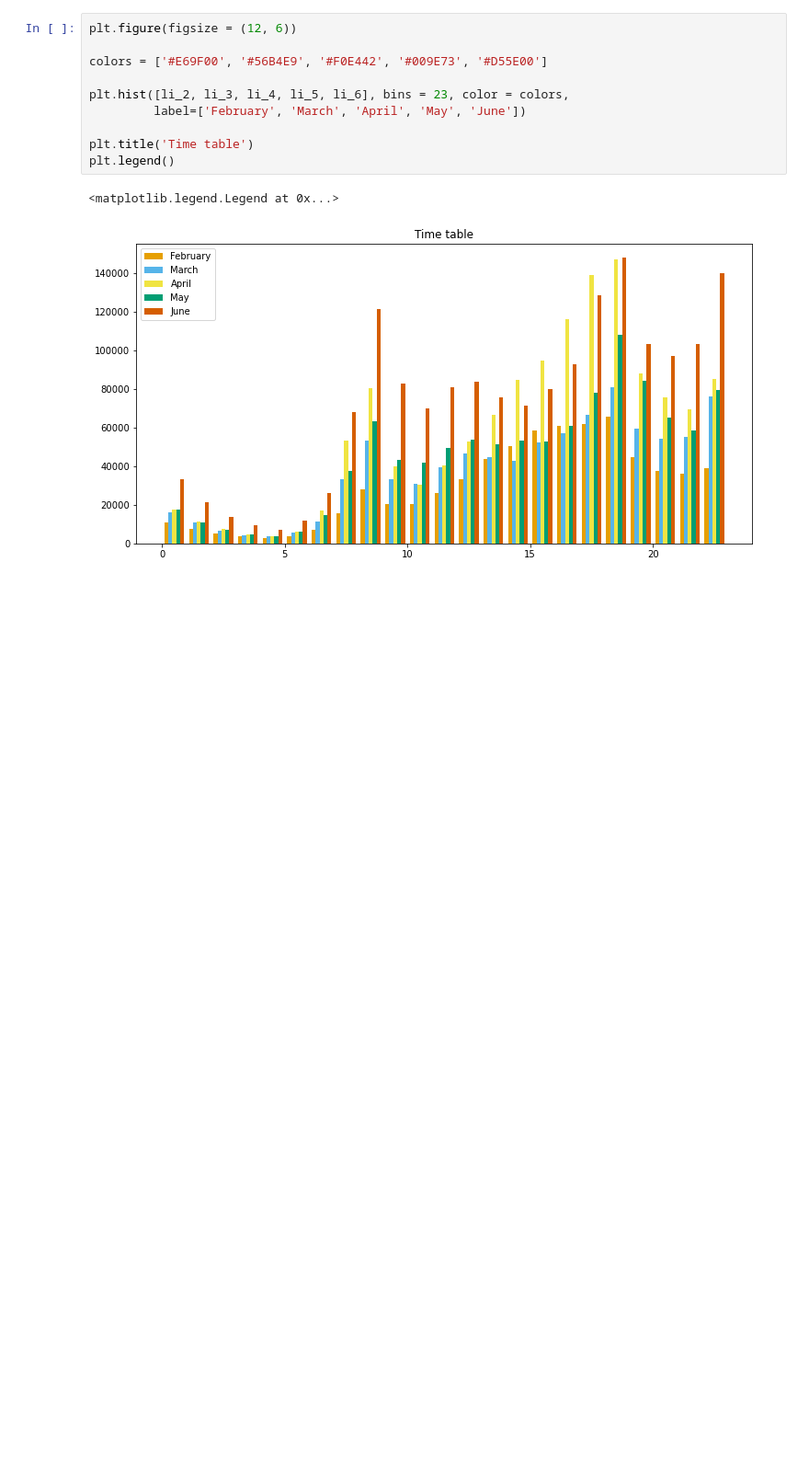
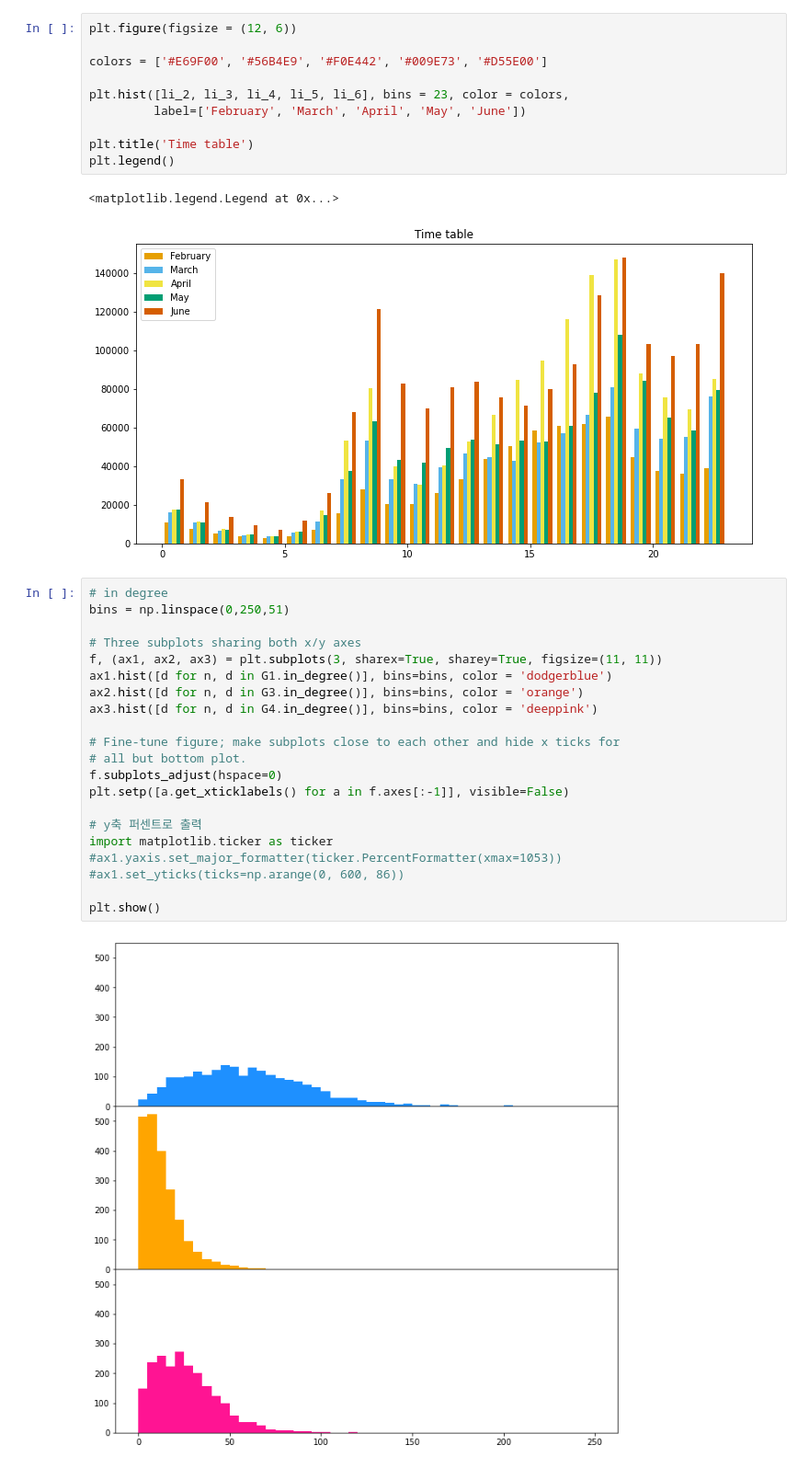
Before and after one commit to GyoHeon/UOS_bicycle, a Jupyter notebook: histo.ipynb, the cells around one changed output. Shown at 92% size. Saved outputs shown, nothing was run; the diff lists cells and outputs as text; blank space fills up the shorter version.

```diff
--- a/histo.ipynb
+++ b/histo.ipynb
@@ -59,3 +59,26 @@ plt.legend()
 # %% [output]
 <matplotlib.legend.Legend at 0x...>
 [figure]
+# %%
+# in degree
+bins = np.linspace(0,250,51)
+
+# Three subplots sharing both x/y axes
+f, (ax1, ax2, ax3) = plt.subplots(3, sharex=True, sharey=True, figsize=(11, 11))
+ax1.hist([d for n, d in G1.in_degree()], bins=bins, color = 'dodgerblue')
+ax2.hist([d for n, d in G3.in_degree()], bins=bins, color = 'orange')
+ax3.hist([d for n, d in G4.in_degree()], bins=bins, color = 'deeppink')
+
+# Fine-tune figure; make subplots close to each other and hide x ticks for
+# all but bottom plot.
+f.subplots_adjust(hspace=0)
+plt.setp([a.get_xticklabels() for a in f.axes[:-1]], visible=False)
+
+# y축 퍼센트로 출력
+import matplotlib.ticker as ticker
+#ax1.yaxis.set_major_formatter(ticker.PercentFormatter(xmax=1053))
+#ax1.set_yticks(ticks=np.arange(0, 600, 86))
+
+plt.show()
+# %% [output]
+[figure, added]
```
Also changed, not shown: 1 other file.
